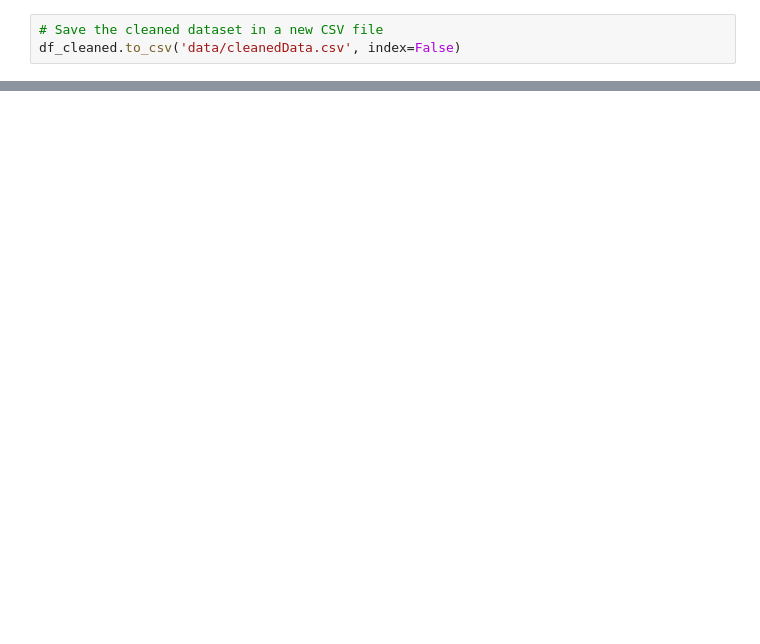
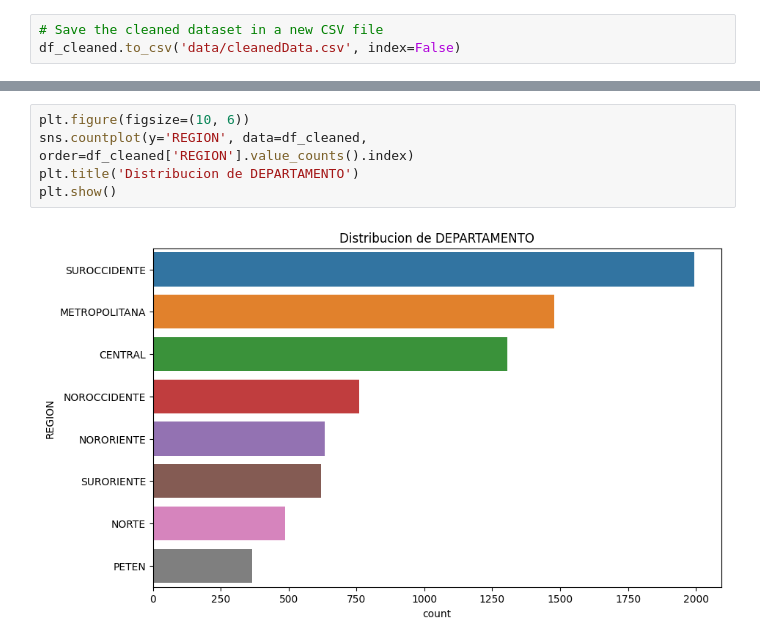
Before and after one commit to MelissaPerez09/Proyecto01-CC3084, a Jupyter notebook: proyecto1.ipynb, the cells around one changed output, grey strips where cells are left out. Cells and saved outputs as stored; diff of their text form; blank space fills up the shorter version.

```diff
--- a/proyecto1.ipynb
+++ b/proyecto1.ipynb
@@ -304,0 +366,7 @@ df_cleaned.to_csv('data/cleanedData.csv', index=False)
+# %%
+plt.figure(figsize=(10, 6))
+sns.countplot(y='REGION', data=df_cleaned, order=df_cleaned['REGION'].value_counts().index)
+plt.title('Distribucion de DEPARTAMENTO')
+plt.show()
+# %% [output]
+[figure, added]
```
Also changed, not shown: parts of 6 cells of this notebook.
